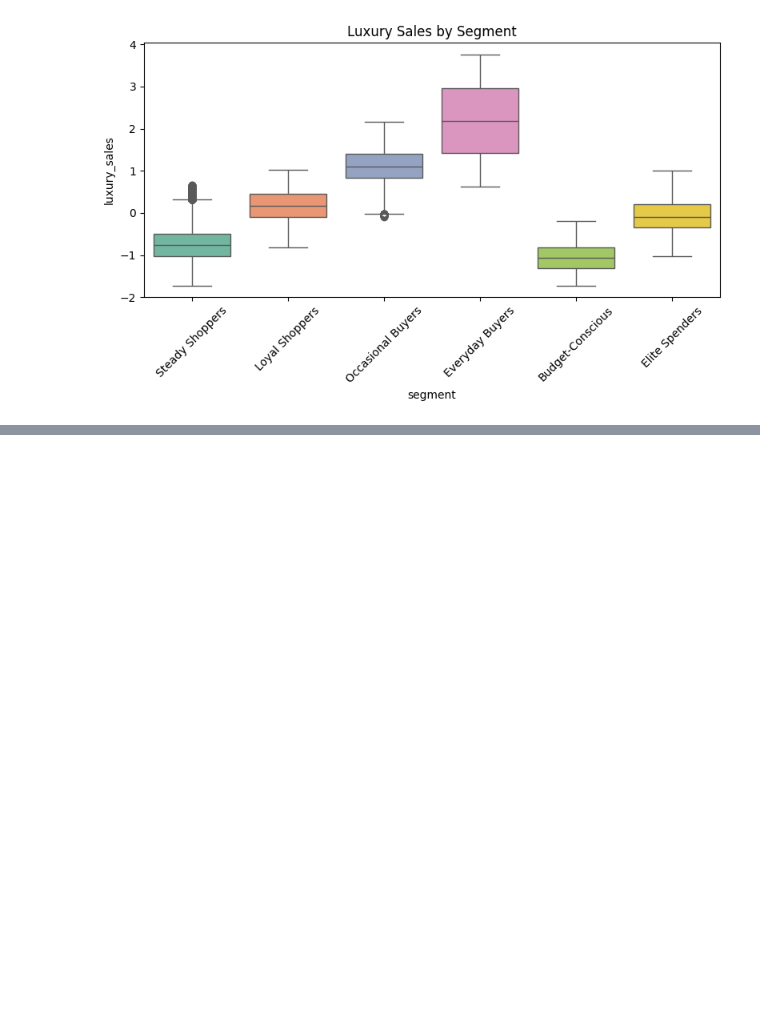
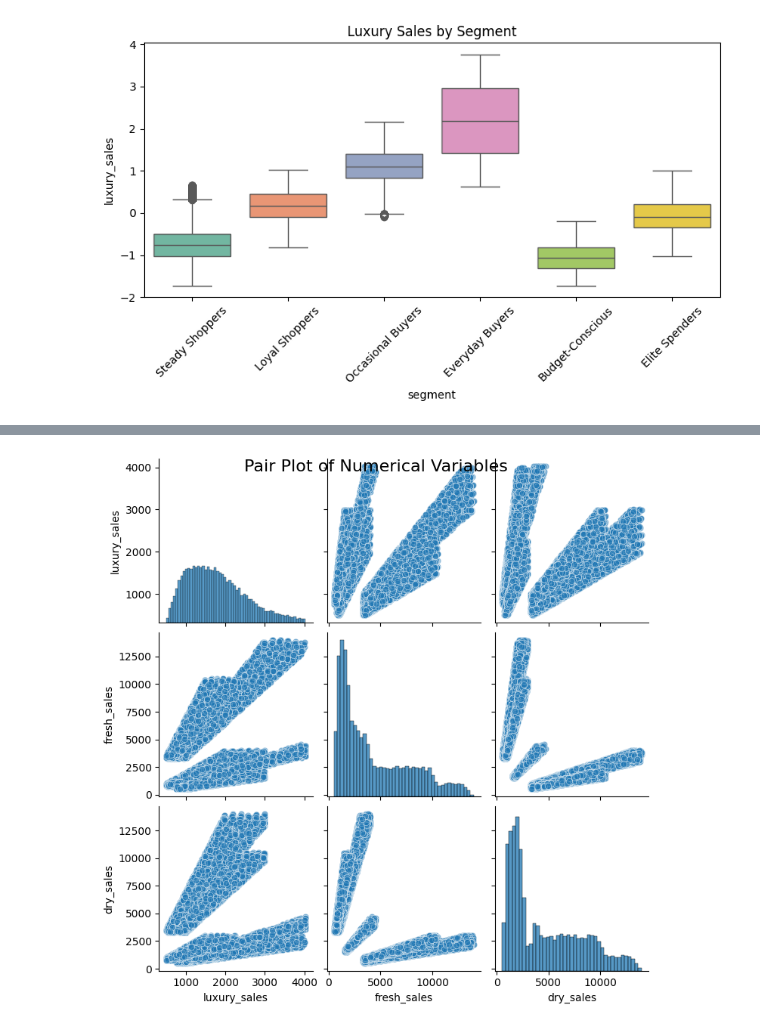
Before and after one commit to DATASCIENCE-PROJECT-GROUP/DATASCIENCE---CW, a Jupyter notebook: PREPEOCESSING_AND_EDA.ipynb, the cells around one changed output, grey strips where cells are left out. Drawn from its saved outputs; the diff is of its cells as text; code cells hidden in the pictures; blank space fills up the shorter version.

```diff
--- a/PREPEOCESSING_AND_EDA.ipynb
+++ b/PREPEOCESSING_AND_EDA.ipynb
@@ -651,0 +952,10 @@ Passing `palette` without assigning `hue` is deprecated and will be removed in v
+# %%
+#Multivariate Analysis
+numeric_cols = df.select_dtypes(include=['number']).drop(columns=['Customer_ID'], errors='ignore')
+
+# Create Pair Plot
+sns.pairplot(numeric_cols, diag_kind='hist', plot_kws={'alpha': 0.6})
+plt.suptitle("Pair Plot of Numerical Variables", fontsize=16)
+plt.show()
+# %% [output]
+[figure, added]
```
Also changed, not shown: parts of 28 cells of this notebook.
